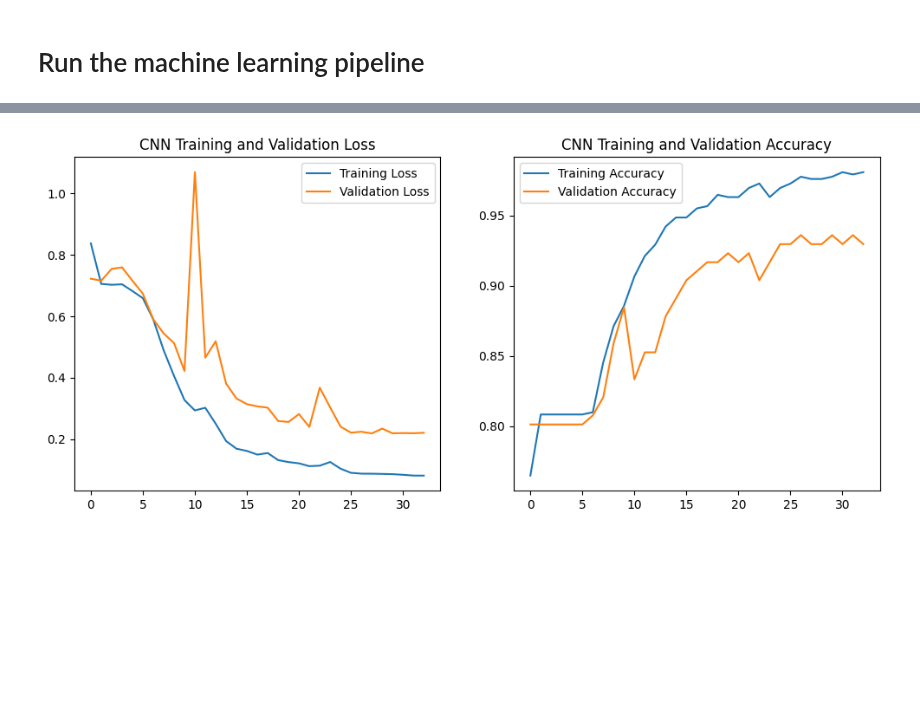
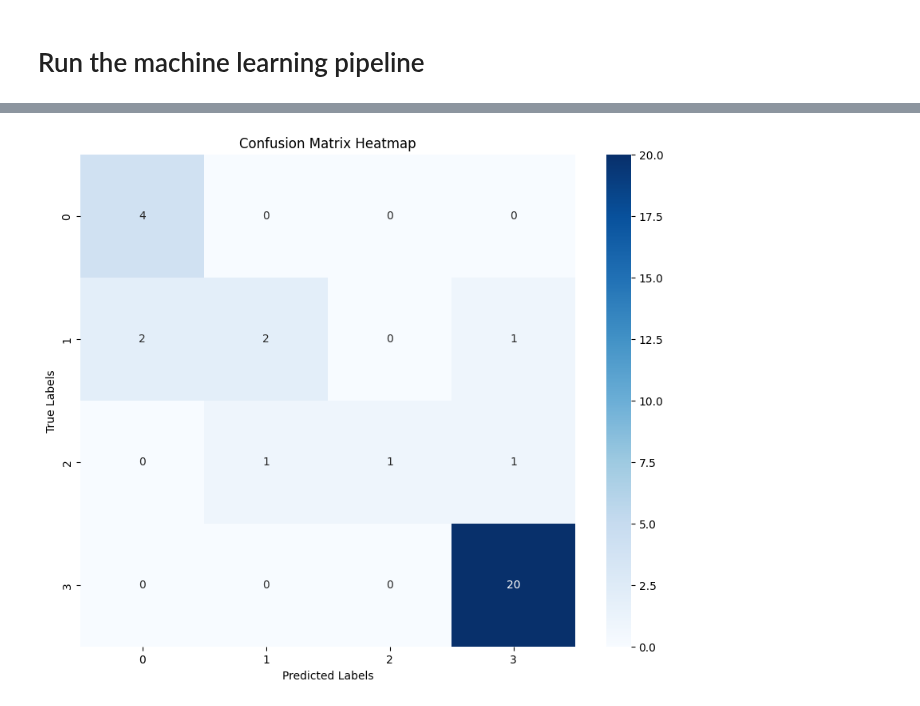
Before and after one commit to MikaParssinen/Applied-Machine-Learning, a Jupyter notebook: Project/Code/ProjectCode.ipynb, the cells around one changed output, grey strips where cells are left out. Saved outputs shown, nothing was run; the diff lists cells and outputs as text; code cells hidden in the pictures; blank space fills up the shorter version.

```diff
--- a/Project/Code/ProjectCode.ipynb
+++ b/Project/Code/ProjectCode.ipynb
@@ -209,3 +256,7 @@ y_anomaly_pred = detect_anomalies(mse_list, anomaly_threshold)
+# %%
+indices = get_indices(y_anomaly_pred)
+anomaly_images = X_test[indices].copy()
+anomaly_labels = y_test[indices].copy()
 # %%
-predictions = CNN_model.predict(X_test)
+predictions = CNN_model.predict(anomaly_images)
 # %% [output]
@@ -213,4 +264,4 @@ predictions = CNN_model.predict(X_test)
-# %%
-viz.plot_metrics(CNN_history, "CNN", accuracy=True)
-# %% [output]
-[figure, old version]
+# %%
+viz.plot_heatmap(anomaly_labels, predictions)
+# %% [output]
+[figure, added]
```
Also changed, not shown: parts of 14 cells of this notebook.
